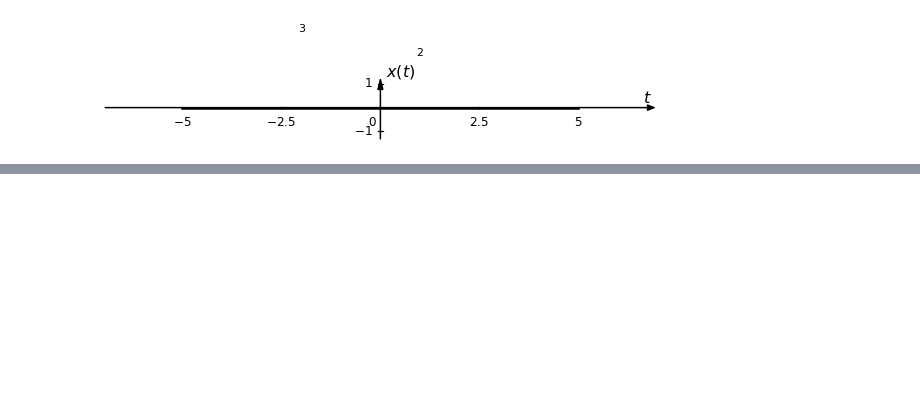
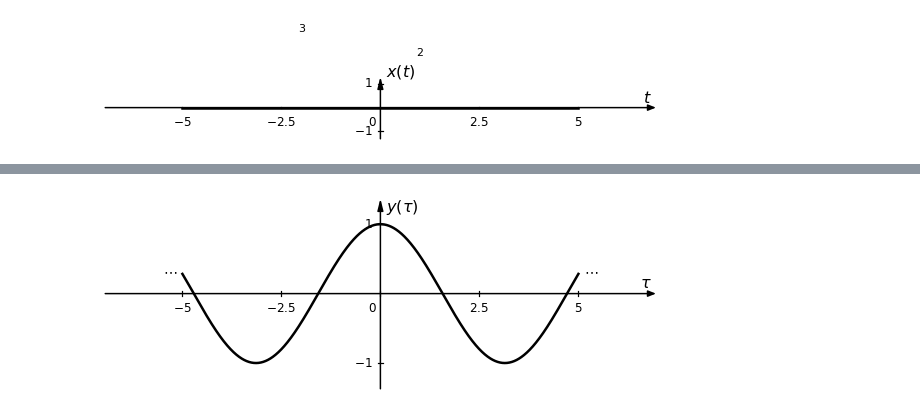
Before and after one commit to miguelmartfern/BlockDiagrams, a Jupyter notebook: docs/notebooks/signal_examples.ipynb, the cells around one changed output, grey strips where cells are left out. Cells and saved outputs as stored; diff of their text form; code cells hidden in the pictures; blank space fills up the shorter version.

```diff
--- a/docs/notebooks/signal_examples.ipynb
+++ b/docs/notebooks/signal_examples.ipynb
@@ -60,0 +61,7 @@ signal1.plot()
+# %%
+from blockdiagrams import SignalPlotter
+
+signal1 = SignalPlotter(r'y(\tau)=cos(\tau)')
+signal1.plot()
+# %% [output]
+[figure, added]
```
Also changed, not shown: parts of 4 cells of this notebook, 1 other file.
